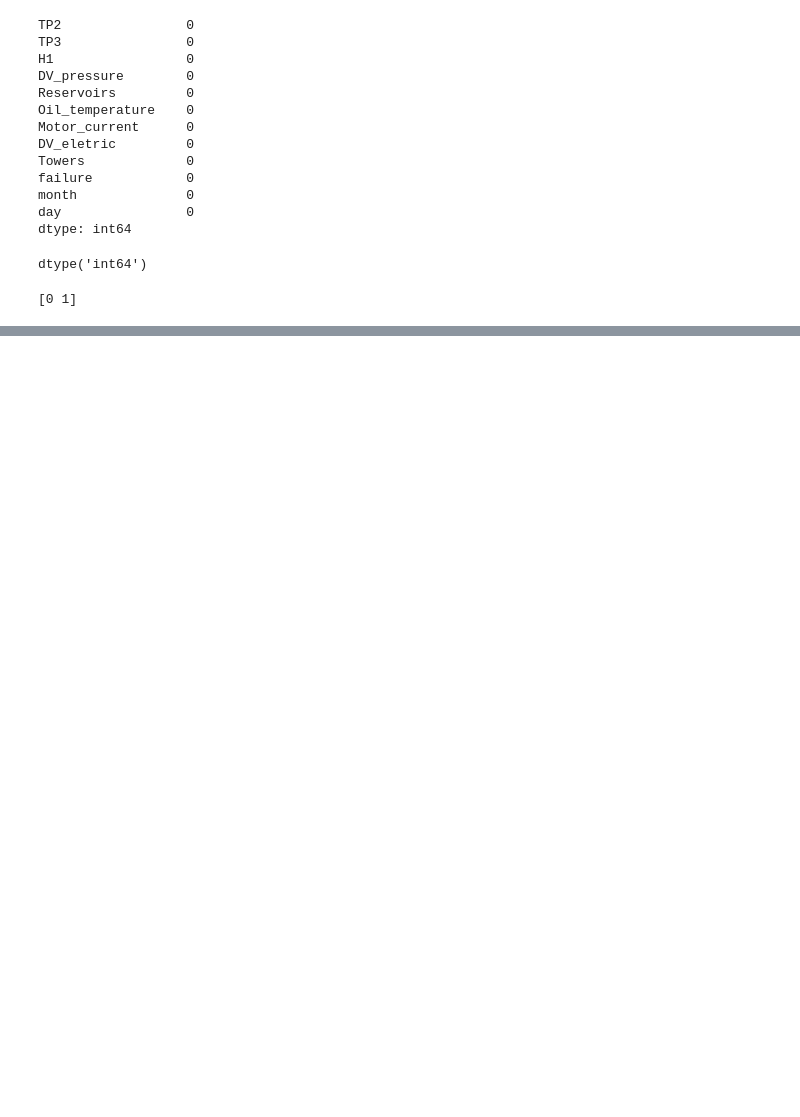
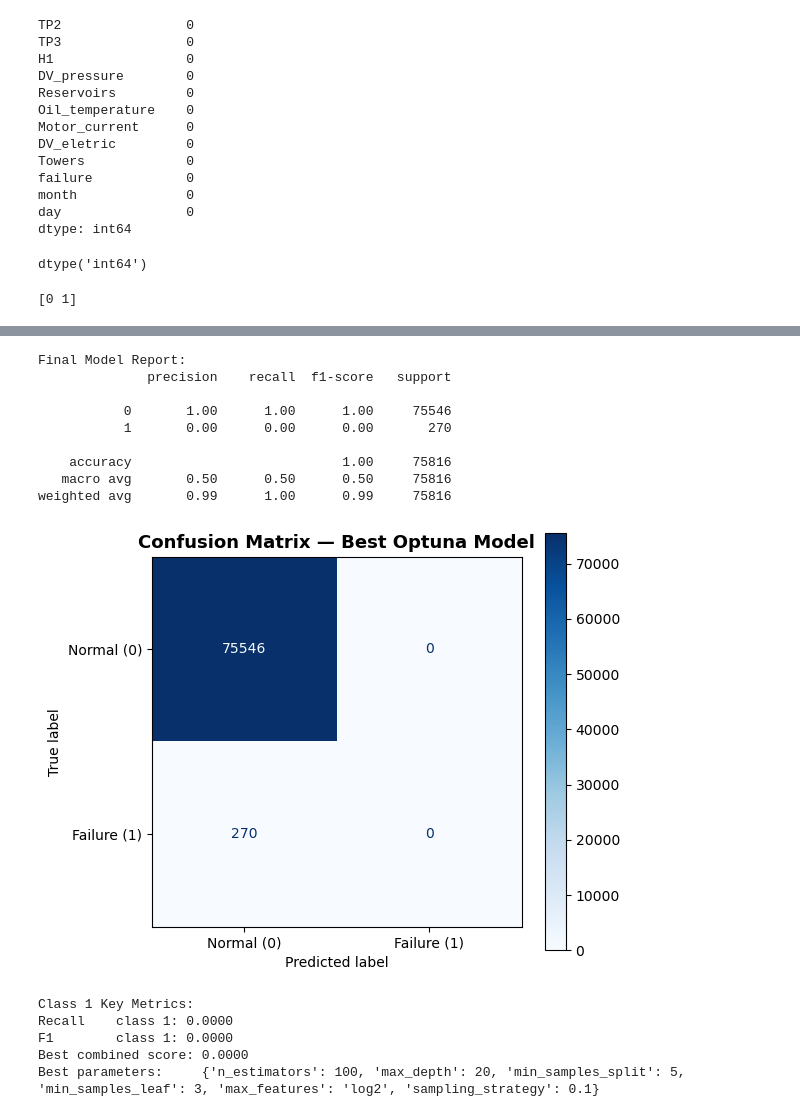
Before and after one commit to alexcardenasgutierrez-droid/Predictive-Maintenance-for-Railway-Aircompressor-MetroPT-3, a Jupyter notebook: notebooks/test.ipynb, the cells around one changed output, grey strips where cells are left out. Cells and saved outputs as stored; diff of their text form; code cells hidden in the pictures; blank space fills up the shorter version.

```diff
--- a/notebooks/test.ipynb
+++ b/notebooks/test.ipynb
@@ -111,0 +167,42 @@ weighted avg       1.00      0.99      0.99     75816
+# %%
+from sklearn.metrics import classification_report, confusion_matrix, ConfusionMatrixDisplay
+import matplotlib.pyplot as plt
+
+# Classification Report
+print("\nFinal Model Report:")
+print(classification_report(y_test, y_pred_best, zero_division=0))
+
+# Confusion Matrix
+cm = confusion_matrix(y_test, y_pred_best)
+
+fig, ax = plt.subplots(figsize=(6, 5))
+disp = ConfusionMatrixDisplay(confusion_matrix=cm,
+                               display_labels=['Normal (0)', 'Failure (1)'])
+disp.plot(cmap='Blues', ax=ax)
+ax.set_title('Confusion Matrix — Best Optuna Model',
+             fontsize=13, fontweight='bold')
+plt.tight_layout()
+plt.show()
+
+# Extra — key metrics for class 1 only
+print("\nClass 1 Key Metrics:")
+print(f"Recall    class 1: {recall_score(y_test, y_pred_best, pos_label=1, zero_division=0):.4f}")
+print(f"F1        class 1: {f1_score(y_test, y_pred_best, pos_label=1, zero_division=0):.4f}")
+print(f"Best combined score: {study.best_value:.4f}")
+print(f"Best parameters:     {study.best_params}")
+# %% [output]
+Final Model Report:
+              precision    recall  f1-score   support
+
+           0       1.00      1.00      1.00     75546
+           1       0.00      0.00      0.00       270
+
+    accuracy                           1.00     75816
+   macro avg       0.50      0.50      0.50     75816
+weighted avg       0.99      1.00      0.99     75816
+[figure, added]
+Class 1 Key Metrics:
+Recall    class 1: 0.0000
+F1        class 1: 0.0000
+Best combined score: 0.0000
+Best parameters:     {'n_estimators': 100, 'max_depth': 20, 'min_samples_split': 5, 'min_samples_leaf': 3, 'max_features': 'log2', 'sampling_strategy': 0.1}
```
Also changed, not shown: parts of 6 cells of this notebook, 12 other files.
